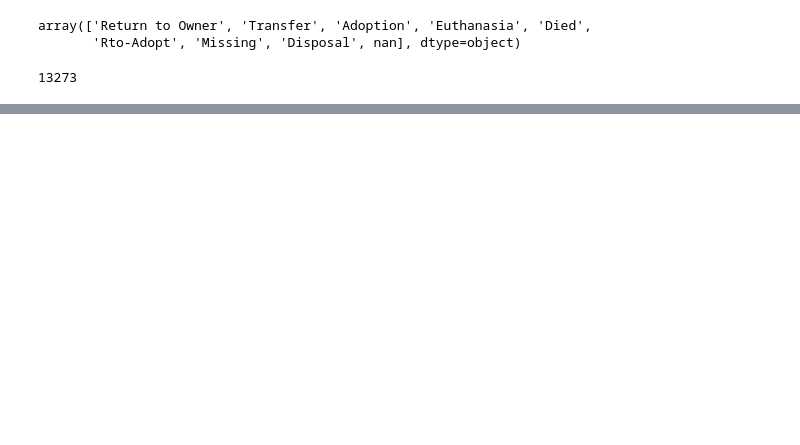
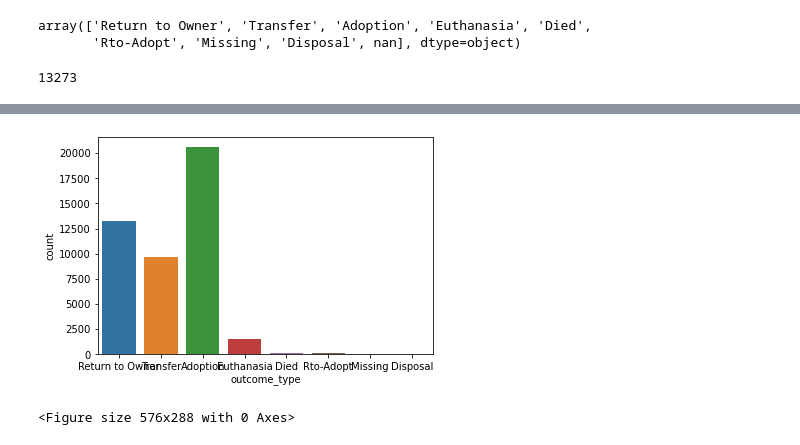
Before and after one commit to amandawhite013/CapstoneTwo, a Jupyter notebook: data_wrangling.ipynb, the cells around one changed output, grey strips where cells are left out. Saved outputs shown, nothing was run; the diff lists cells and outputs as text; code cells hidden in the pictures; blank space fills up the shorter version.

```diff
--- a/data_wrangling.ipynb
+++ b/data_wrangling.ipynb
@@ -148,0 +214,8 @@ df.head()
+# %%
+_ = sns.countplot(x=  df['outcome_type'])
+plt.figure(figsize=(8, 4))
+plt.show()
+#what to do about transfered animals? Do they count as unadopted since it's a no kill shelter?
+# %% [output]
+[figure, added]
+<Figure size 576x288 with 0 Axes>
```
Also changed, not shown: parts of 23 cells of this notebook.
